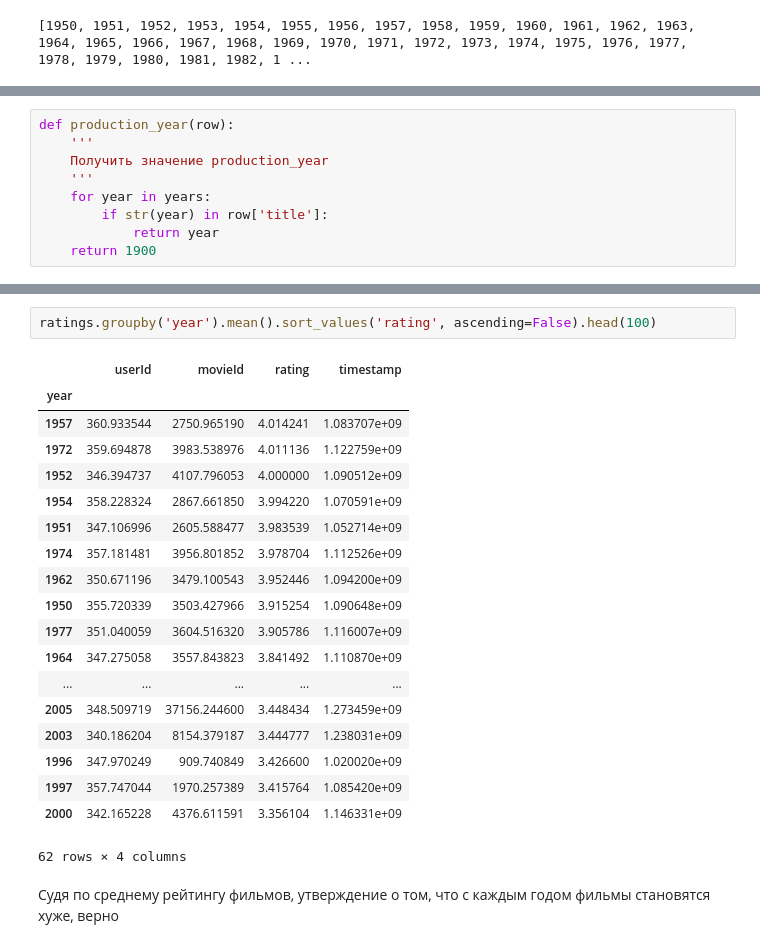
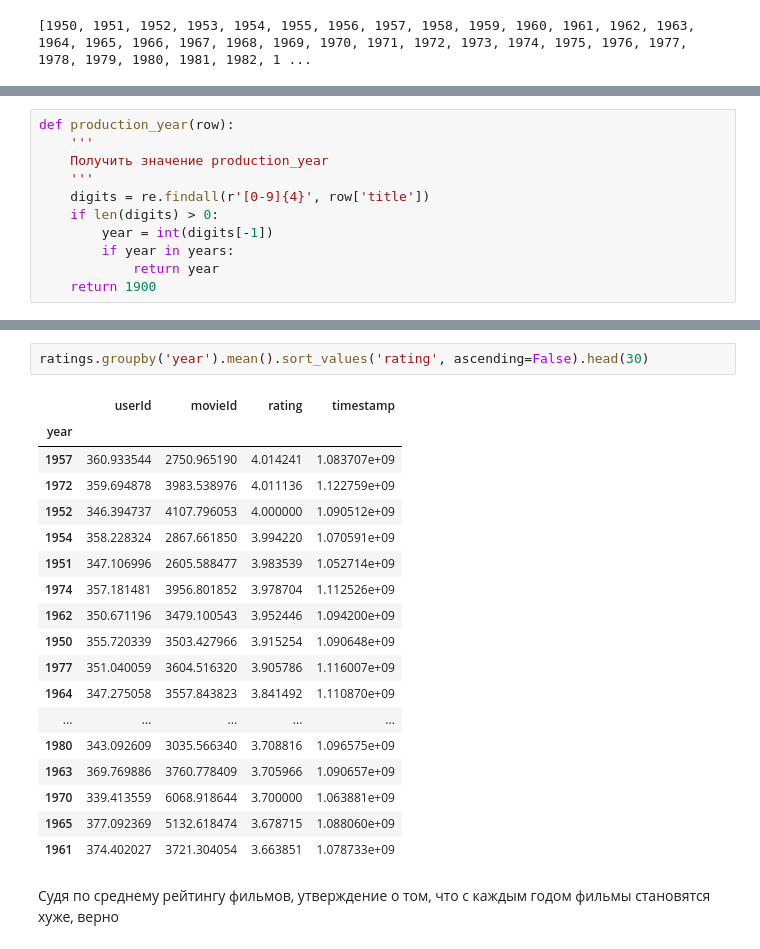
Before and after one commit to AlexNepochatykh/netology-ds, a Jupyter notebook: python/task_6.ipynb, the cells around one changed output, grey strips where cells are left out. Drawn from its saved outputs; the diff is of its cells as text.

```diff
--- a/python/task_6.ipynb
+++ b/python/task_6.ipynb
@@ -209,8 +210,10 @@ def production_year(row):
     '''
     Получить значение production_year
     '''
-    for year in years:
-        if str(year) in row['title']:
+    digits = re.findall(r'[0-9]{4}', row['title'])
+    if len(digits) > 0:
+        year = int(digits[-1])
+        if year in years:
             return year
     return 1900
 # %%
@@ -223,24 +225,23 @@ Wall time: 3min
 # %%
-ratings.groupby('year').mean().sort_values('rating', ascending=False).head(100)
+ratings.groupby('year').mean().sort_values('rating', ascending=False).head(30)
 # %% [output]
 |  | userId | movieId | rating | timestamp |
 | year |  |  |  |  |
 | 1957 | 360.933544 | 2750.965190 | 4.014241 | 1.083707e+09 |
 | 1972 | 359.694878 | 3983.538976 | 4.011136 | 1.122759e+09 |
 | 1952 | 346.394737 | 4107.796053 | 4.000000 | 1.090512e+09 |
 | 1954 | 358.228324 | 2867.661850 | 3.994220 | 1.070591e+09 |
 | 1951 | 347.106996 | 2605.588477 | 3.983539 | 1.052714e+09 |
 | 1974 | 357.181481 | 3956.801852 | 3.978704 | 1.112526e+09 |
 | 1962 | 350.671196 | 3479.100543 | 3.952446 | 1.094200e+09 |
 | 1950 | 355.720339 | 3503.427966 | 3.915254 | 1.090648e+09 |
 | 1977 | 351.040059 | 3604.516320 | 3.905786 | 1.116007e+09 |
 | 1964 | 347.275058 | 3557.843823 | 3.841492 | 1.110870e+09 |
 | ... | ... | ... | ... | ... |
-| 2005 | 348.509719 | 37156.244600 | 3.448434 | 1.273459e+09 |
-| 2003 | 340.186204 | 8154.379187 | 3.444777 | 1.238031e+09 |
-| 1996 | 347.970249 | 909.740849 | 3.426600 | 1.020020e+09 |
-| 1997 | 357.747044 | 1970.257389 | 3.415764 | 1.085420e+09 |
-| 2000 | 342.165228 | 4376.611591 | 3.356104 | 1.146331e+09 |
+| 1980 | 343.092609 | 3035.566340 | 3.708816 | 1.096575e+09 |
+| 1963 | 369.769886 | 3760.778409 | 3.705966 | 1.090657e+09 |
+| 1970 | 339.413559 | 6068.918644 | 3.700000 | 1.063881e+09 |
+| 1965 | 377.092369 | 5132.618474 | 3.678715 | 1.088060e+09 |
+| 1961 | 374.402027 | 3721.304054 | 3.663851 | 1.078733e+09 |
-62 rows × 4 columns
 # %% [markdown]
 Судя по среднему рейтингу фильмов, утверждение о том, что с каждым годом фильмы становятся хуже, верно
```
Also changed, not shown: parts of 3 cells of this notebook.
